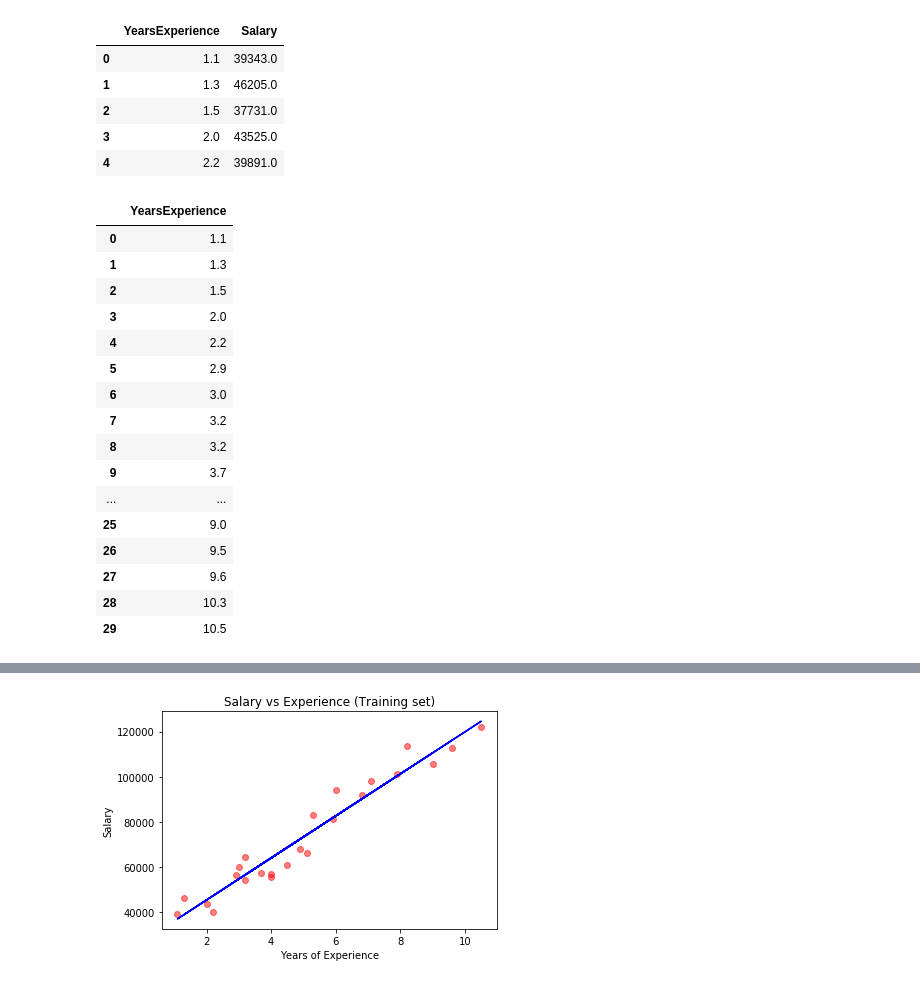
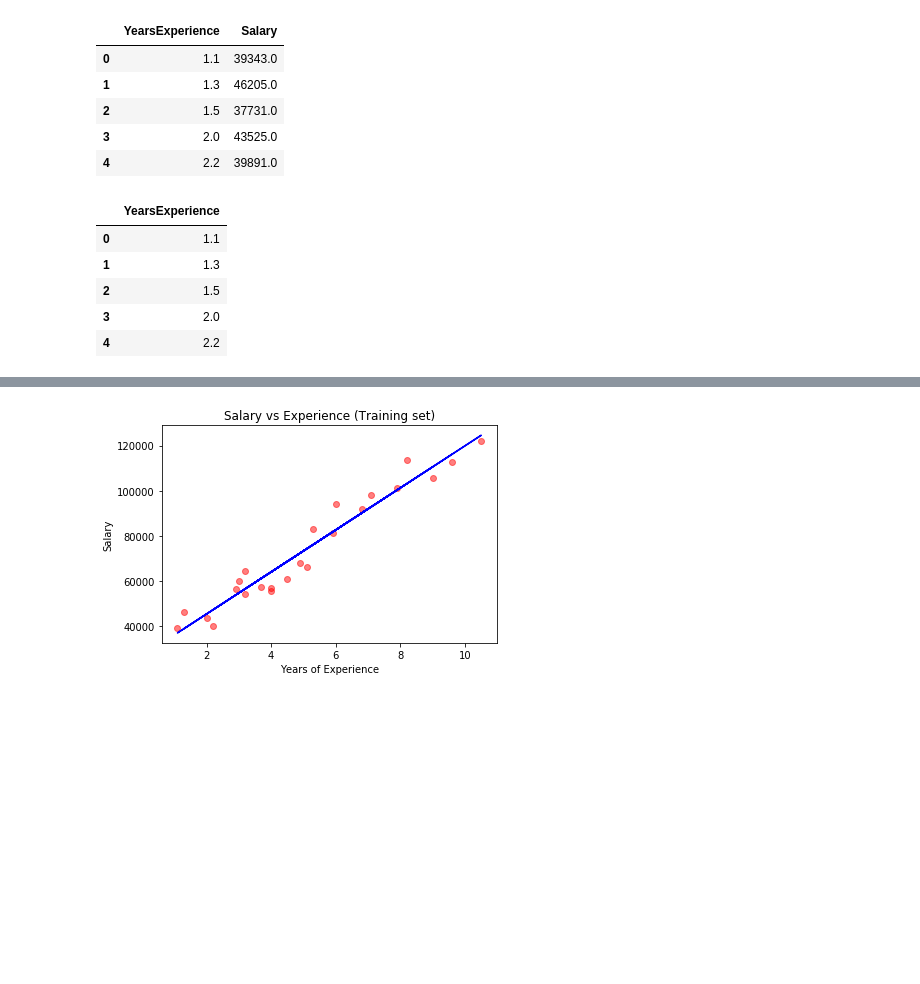
Before and after one commit to srmk1/learn-ml-hands-on, a Jupyter notebook: ml-training-models/simple-linear-regression-1.ipynb, the cells around one changed output, grey strips where cells are left out. Drawn from its saved outputs; the diff is of its cells as text; code cells hidden in the pictures; blank space fills up the shorter version.

```diff
--- a/ml-training-models/simple-linear-regression-1.ipynb
+++ b/ml-training-models/simple-linear-regression-1.ipynb
@@ -15,26 +14,15 @@ df_salary.head()
 # %%
 # Lets extract independent and dependenet features
 # Dependent feature is the values to be predicted - Salary
 # Independent features are the data - YearsExperience
 X = df_salary.iloc[:, :-1]
-X
+X.head()
 # %% [output]
 |  | YearsExperience |
 | 0 | 1.1 |
 | 1 | 1.3 |
 | 2 | 1.5 |
 | 3 | 2.0 |
 | 4 | 2.2 |
-| 5 | 2.9 |
-| 6 | 3.0 |
-| 7 | 3.2 |
-| 8 | 3.2 |
-| 9 | 3.7 |
-| ... | ... |
-| 25 | 9.0 |
-| 26 | 9.5 |
-| 27 | 9.6 |
-| 28 | 10.3 |
-| 29 | 10.5 |
 # %%
 y = df_salary.iloc[:, 1]
```
Also changed, not shown: parts of 8 cells of this notebook, 1 other file.
